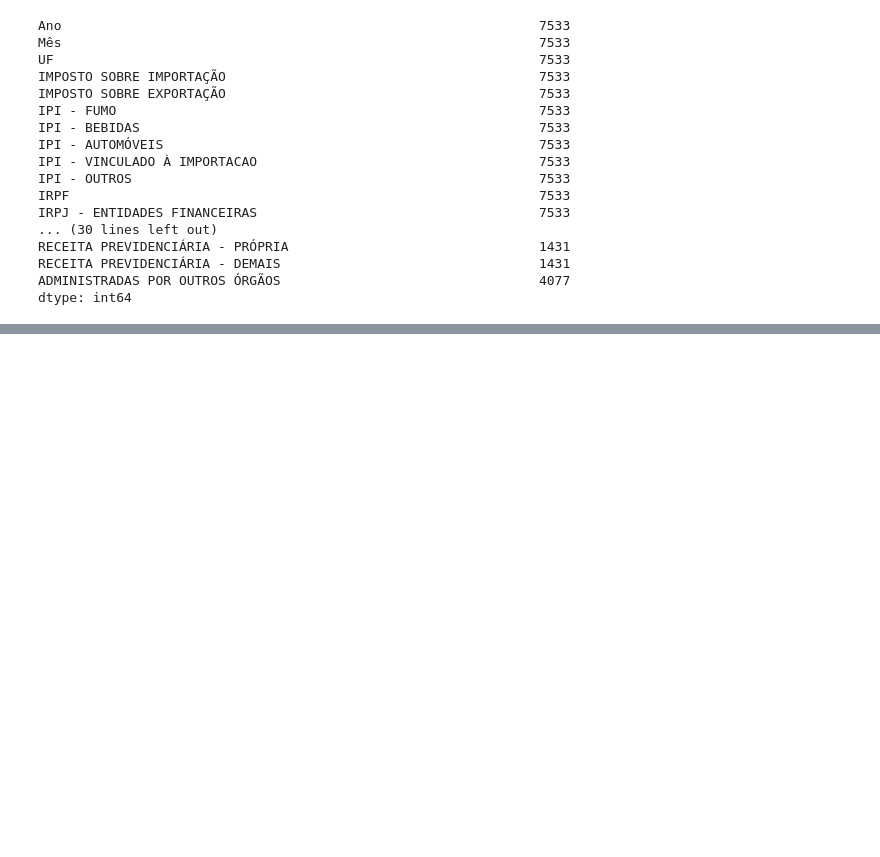
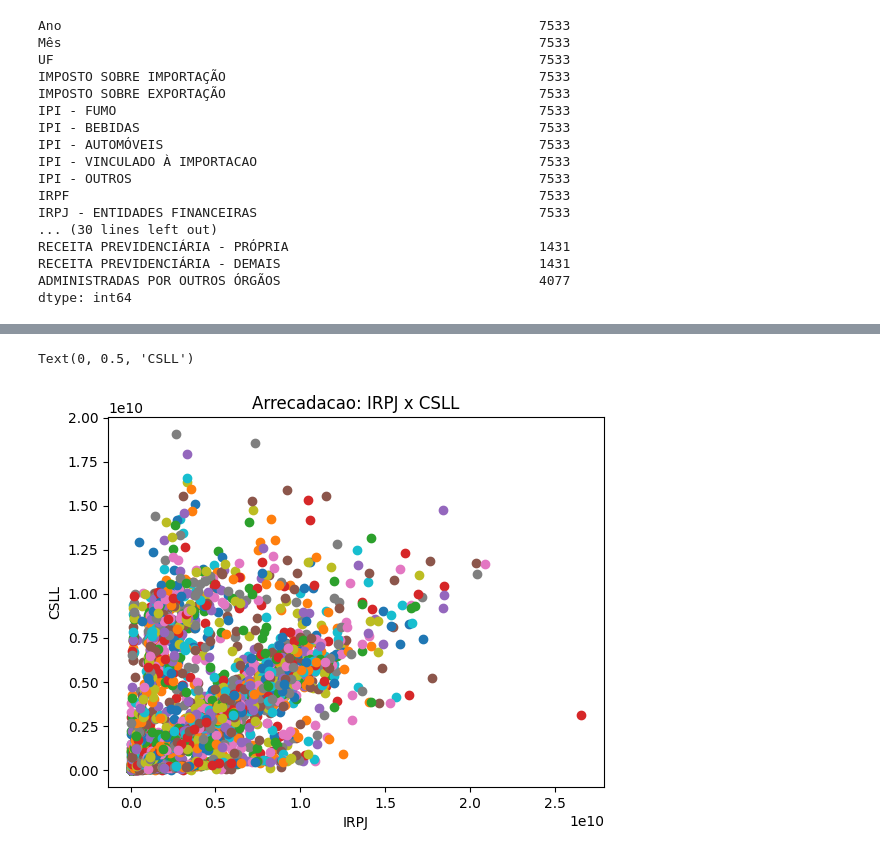
Before and after one commit to leonardevop/mvp_1, a Jupyter notebook: notebook_mvp_1.ipynb, the cells around one changed output, grey strips where cells are left out. Cells and saved outputs as stored; diff of their text form; code cells hidden in the pictures; blank space fills up the shorter version.

```diff
--- a/notebook_mvp_1.ipynb
+++ b/notebook_mvp_1.ipynb
@@ -262,0 +483,16 @@ arrecadacao.groupby('UF').mean()
+# %%
+#A análise dos gráficos de scatter apresentam desempenho lento e há poucos casos em que a relação entre os tributos se faça necessária.
+
+#O gráfico demonstra a relação entre o IRPJ e a CSLL, dois tributos incidentes sobre a renda das Pessoas Jurídicas.
+for i in range(len(arrecadacao['UF'])):
+    plt.scatter(arrecadacao['IRPJ'][i], arrecadacao['CSLL'][i])
+
+# incluindo título do gráfico e rótulos dos eixos
+plt.title('Arrecadacao: IRPJ x CSLL')
+plt.xlabel('IRPJ')
+plt.ylabel('CSLL')
+
+#O resultado demonstra uma relação aparentemente equilibrada, algo previsível, dado que os dois tributos tem base de cálculo e alíquotas semelhantes.
+# %% [output]
+Text(0, 0.5, 'CSLL')
+[figure, added]
```
Also changed, not shown: parts of 37 cells of this notebook.
